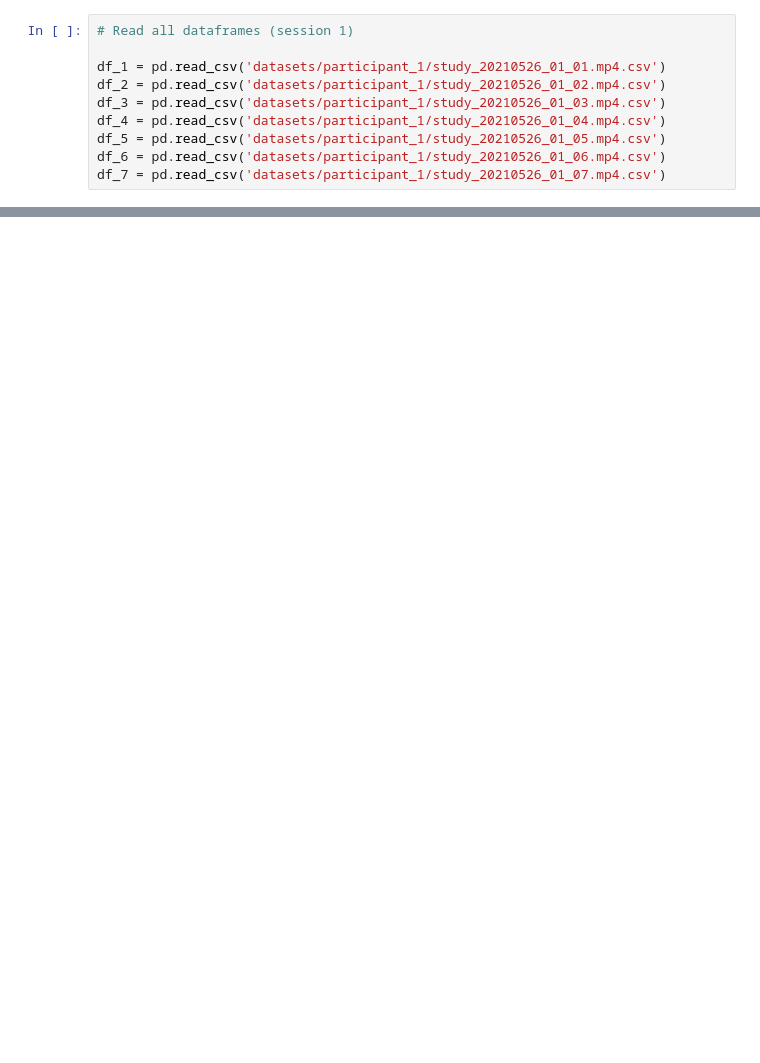
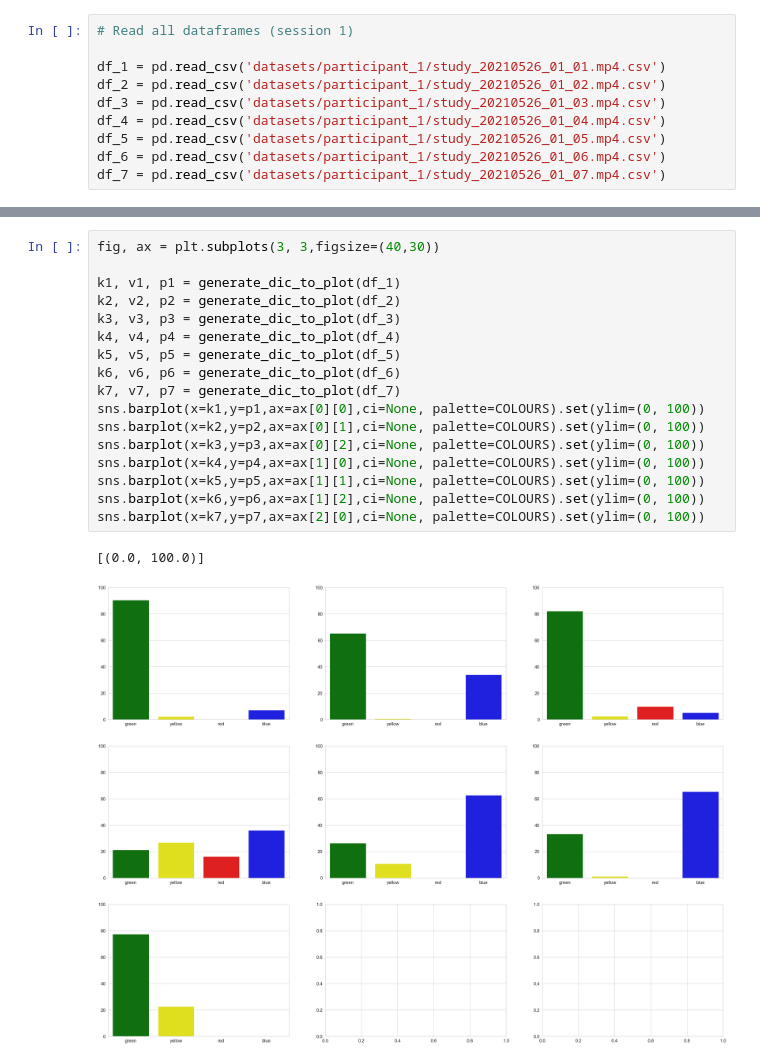
Before and after one commit to annanda/calmed_dataset_statistics, a Jupyter notebook: Dataset Analysis.ipynb, the cells around one changed output, grey strips where cells are left out. Saved outputs shown, nothing was run; the diff lists cells and outputs as text; blank space fills up the shorter version.

```diff
--- a/Dataset Analysis.ipynb
+++ b/Dataset Analysis.ipynb
@@ -54,0 +64,20 @@ frames_dict
+# %%
+fig, ax = plt.subplots(3, 3,figsize=(40,30))
+
+k1, v1, p1 = generate_dic_to_plot(df_1)
+k2, v2, p2 = generate_dic_to_plot(df_2)
+k3, v3, p3 = generate_dic_to_plot(df_3)
+k4, v4, p4 = generate_dic_to_plot(df_4)
+k5, v5, p5 = generate_dic_to_plot(df_5)
+k6, v6, p6 = generate_dic_to_plot(df_6)
+k7, v7, p7 = generate_dic_to_plot(df_7)
+sns.barplot(x=k1,y=p1,ax=ax[0][0],ci=None, palette=COLOURS).set(ylim=(0, 100))
+sns.barplot(x=k2,y=p2,ax=ax[0][1],ci=None, palette=COLOURS).set(ylim=(0, 100))
+sns.barplot(x=k3,y=p3,ax=ax[0][2],ci=None, palette=COLOURS).set(ylim=(0, 100))
+sns.barplot(x=k4,y=p4,ax=ax[1][0],ci=None, palette=COLOURS).set(ylim=(0, 100))
+sns.barplot(x=k5,y=p5,ax=ax[1][1],ci=None, palette=COLOURS).set(ylim=(0, 100))
+sns.barplot(x=k6,y=p6,ax=ax[1][2],ci=None, palette=COLOURS).set(ylim=(0, 100))
+sns.barplot(x=k7,y=p7,ax=ax[2][0],ci=None, palette=COLOURS).set(ylim=(0, 100))
+# %% [output]
+[(0.0, 100.0)]
+[figure, added]
```
Also changed, not shown: parts of 5 cells of this notebook.
